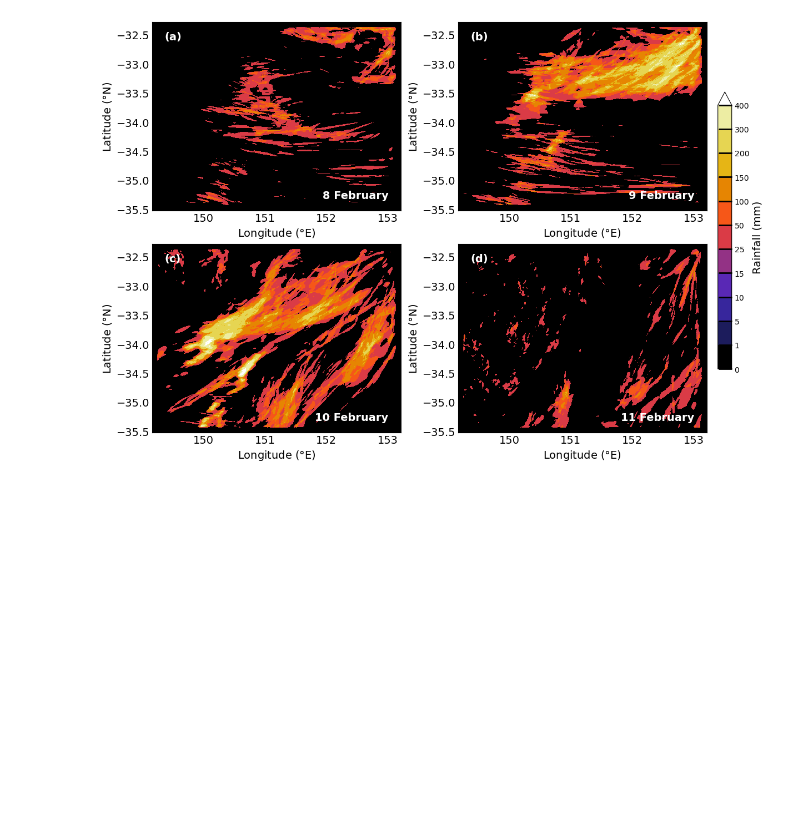
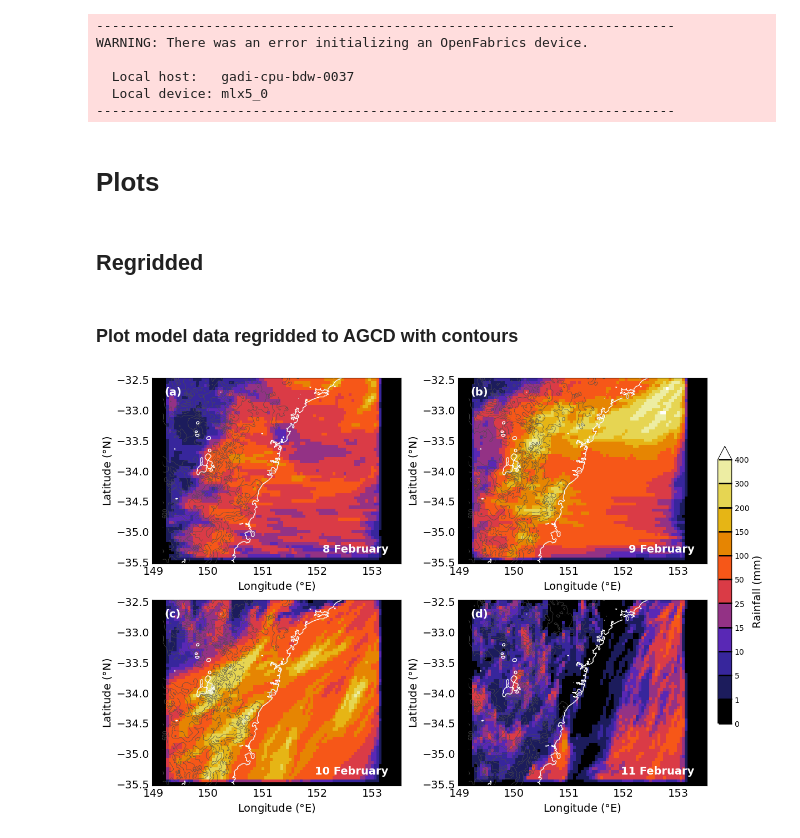
Before and after one commit to 21centuryweather/RNS_Sydney_bushfire, a Jupyter notebook: notebooks/control_model_rainfall.ipynb, the cells around one changed output. Cells and saved outputs as stored; diff of their text form; code cells hidden in the pictures; blank space fills up the shorter version.

```diff
--- a/notebooks/control_model_rainfall.ipynb
+++ b/notebooks/control_model_rainfall.ipynb
@@ -13,0 +16,6 @@ da1_local['time'] = da1['time'] + pd.Timedelta(hours=10)
+# %%
+# Open surface altitude data
+variable = 'surface_altitude'
+sa1 = xr.open_dataset(f'{datapath}/{variable}/E5L_1_CCI_WC_{variable}.nc')[variable].isel(time=0)
+# %%
+rainfall = xr.open_dataset("/g/data/ng72/as9583/agcd_v1_precip_calib_r005_daily_2020.nc") #agcd data
@@ -14,10 +24,29 @@ da1_local['time'] = da1['time'] + pd.Timedelta(hours=10)
+# %%
+regridder = xe.Regridder(da1_local, rainfall, 'conservative')
+model_total = regridder(da1_local, keep_attrs=True)
+# %% [output]
+--------------------------------------------------------------------------
+WARNING: There was an error initializing an OpenFabrics device.
+
+  Local host:   gadi-cpu-bdw-0037
+  Local device: mlx5_0
+--------------------------------------------------------------------------
+# %%
+model_clipped = model_total.sel(
+    lat=slice(-35.5, -32.5),
+    lon=slice(149, 153.5)
+)
+# %% [markdown]
+# Plots
+# %% [markdown]
+## Regridded
+# %% [markdown]
+### Plot model data regridded to AGCD with contours
 # %%
 dates = ["2020-02-08", "2020-02-09", "2020-02-10", "2020-02-11"]
 titles = ["8 February", "9 February", "10 February", "11 February"]
 labels = ['a', 'b', 'c', 'd']
 levels = [0, 1, 5, 10, 15, 25, 50, 100, 150, 200, 300, 400]
-
-draft = True
 
 fig, axes = plt.subplots(2, 2, figsize=(12, 8), constrained_layout=True)
 axes = axes.flatten()
@@ -30,7 +59,7 @@ for i, date in enumerate(dates):
     end_time = day + pd.Timedelta(hours=8)
 
     #convert flux (mm/s) to mm/hr, then sum
-    hourly = da1_local.sel(time=slice(start_time, end_time)) * 3600  # convert to mm/hr
+    hourly = model_clipped.sel(time=slice(start_time, end_time)) * 3600  # convert to mm/hr
     daily_total = hourly.sum(dim='time', skipna=True)
 
     im = daily_total.plot(
@@ -40,37 +69,42 @@ for i, date in enumerate(dates):
         extend='max',
         add_colorbar=False
     )
+
+    contours1 = sa1.plot.contour(
+        ax=axes[i], levels=range(0, 2000, 200), colors='0.3', linewidths=0.5, add_colorbar=False
+    )
+    contours2 = sa1.plot.contour(
+        ax=axes[i], levels=range(0, 2000, 1000), colors='white', linewidths=1, add_colorbar=False
+    )
+    axes[i].clabel(contours1, fmt='%d', fontsize=7)
+    axes[i].clabel(contours2, fmt='%d', fontsize=7)
 
     axes[i].set_title("")
     axes[i].text(
         0.05, 0.95, f"({labels[i]})",
         transform=axes[i].transAxes,
         fontsize=14,
         fontweight='bold',
         va='top',
         ha='left',
         color='white'
     )
     axes[i].text(
         0.95, 0.05, f"{titles[i]}",
         transform=axes[i].transAxes,
         fontsize=14,
         fontweight='bold',
         va='bottom',
         ha='right',
         color='white'
     )
     axes[i].set_xlabel("Longitude ($\\degree$E)", fontsize=14)
     axes[i].set_ylabel("Latitude ($\\degree$N)", fontsize=14)
     axes[i].tick_params(axis='both', direction='in', labelsize=14)
 
 cbar = fig.colorbar(im, ax=axes, orientation='vertical', fraction=0.025, pad=0.02)
 cbar.set_label("Rainfall (mm)", fontsize=14)
 cbar.set_ticks(levels)
 cbar.ax.tick_params(axis='y', width=2, direction='in', length=17)
-
-if draft ==False:
-    plt.savefig('/g/data/ng72/as9583/8_to_11_Feb_rain_event/model_recreation_control.png')
-    plt.savefig('/g/data/ng72/as9583/8_to_11_Feb_rain_event/model_recreation_control.pdf', dpi = 300)
 # %% [output]
-[figure, old version]
+[figure, new version]
```
Also changed, not shown: parts of 15 cells of this notebook, 3 other files.
